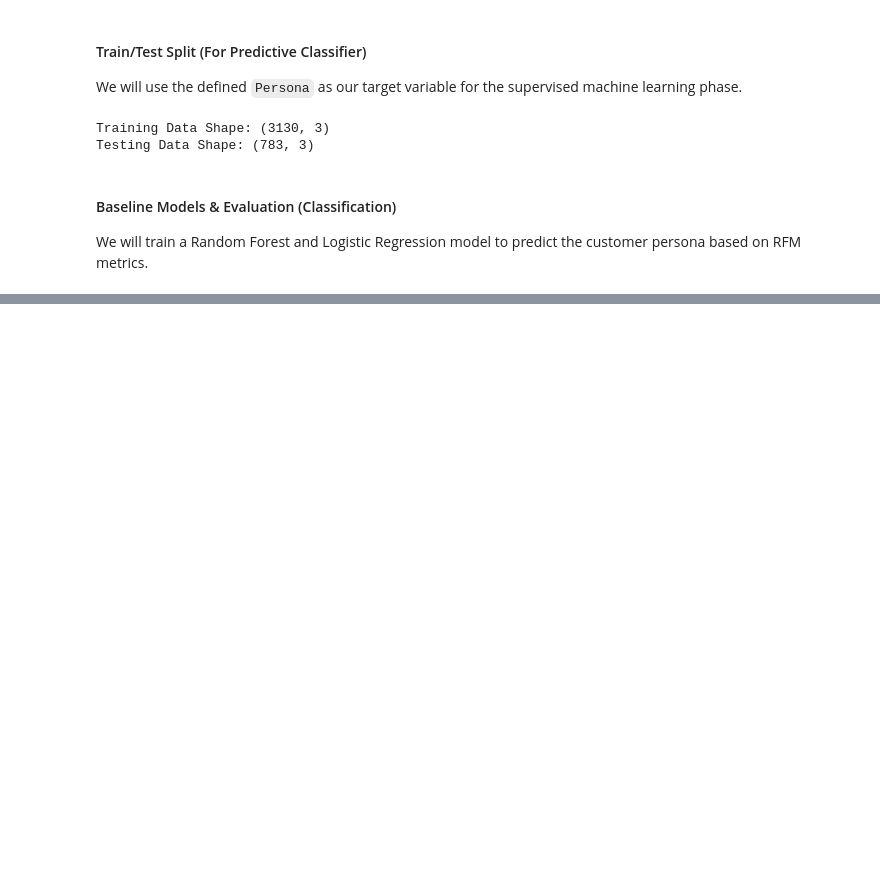
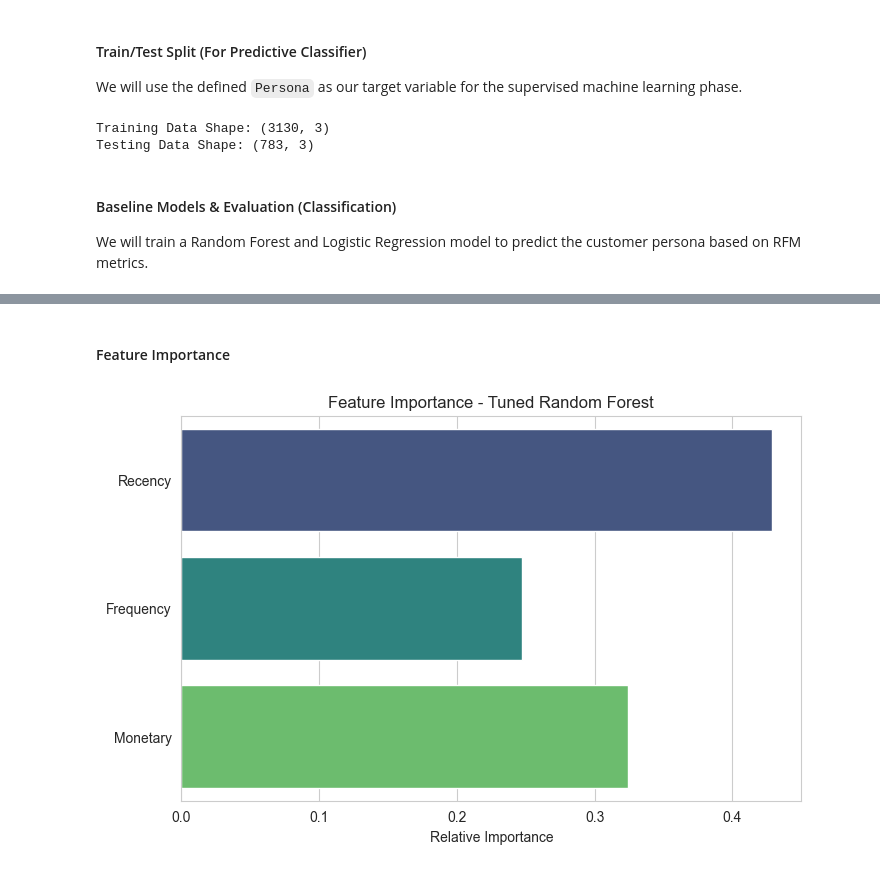
Before and after one commit to AhammedSameer46/AI-Powered-E-commerce-Customer-Intelligence-System, a Jupyter notebook: notebook1/E_commerce_Segmentation.ipynb, the cells around one changed output, grey strips where cells are left out. Saved outputs shown, nothing was run; the diff lists cells and outputs as text; code cells hidden in the pictures; blank space fills up the shorter version.

```diff
--- a/notebook1/E_commerce_Segmentation.ipynb
+++ b/notebook1/E_commerce_Segmentation.ipynb
@@ -295,0 +413,14 @@ We will train a Random Forest and Logistic Regression model to predict the custo
+# %% [markdown]
+#### Feature Importance
+# %%
+# Updated to extract importance from the tuned model
+importances = best_rf_clf.feature_importances_
+feature_names = ['Recency', 'Frequency', 'Monetary']
+
+plt.figure(figsize=(8, 5))
+sns.barplot(x=importances, y=feature_names, palette='viridis')
+plt.title('Feature Importance - Tuned Random Forest')
+plt.xlabel('Relative Importance')
+plt.show()
+# %% [output]
+[figure, added]
```
Also changed, not shown: parts of 12 cells of this notebook.
